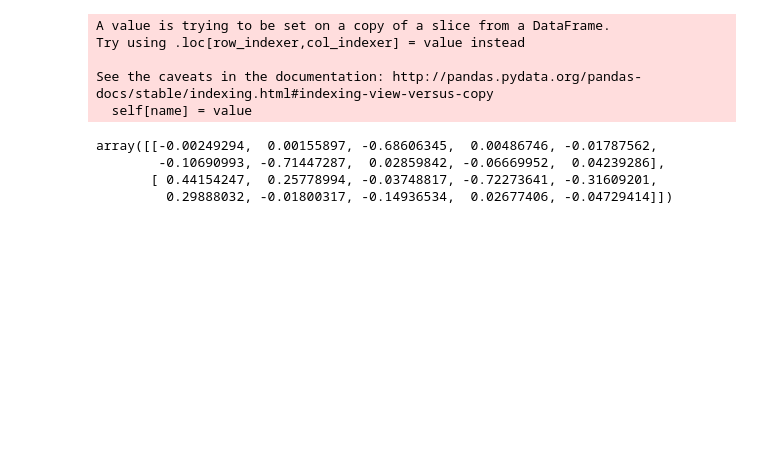
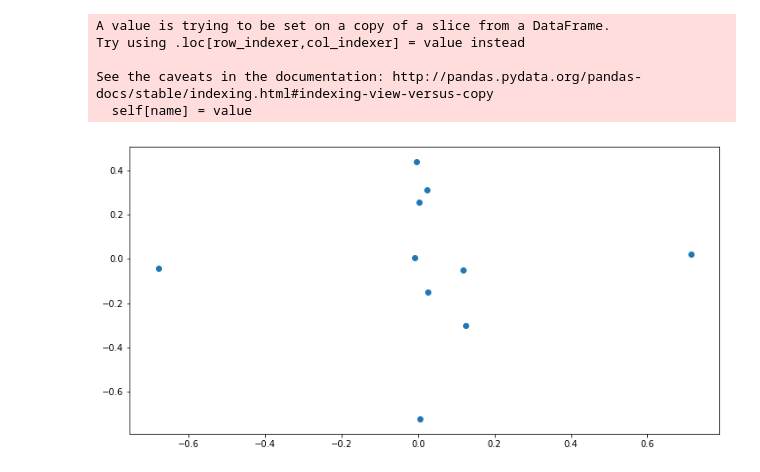
Before and after one commit to michaelsilverstein/CS542---SICK-1, a Jupyter notebook: full dataset analysis.ipynb, the cells around one changed output. Saved outputs shown, nothing was run; the diff lists cells and outputs as text; code cells hidden in the pictures; blank space fills up the shorter version.

```diff
--- a/full dataset analysis.ipynb
+++ b/full dataset analysis.ipynb
@@ -40,31 +41,28 @@ plt.show()
 # %%
 # PCA
 weekday_dict = {day:n for day,n in zip(['Monday','Tuesday','Wednesday','Thursday','Friday','Saturday','Sunday'],range(7))}
 data_df = df[['time','height','width','length','volume','weight','angle','gap','velocity','weekday','LFT']]
 data_df.weekday = data_df.weekday.apply(lambda x: weekday_dict[x])
 data = np.array(data_df.dropna())
+x = data[:,:-1]
+labels = data[:,-1]
+#Normalize
+x_norm = (x-x.mean(axis=0))/x.std(axis=0)
+#Calculate covariance
+cov = np.cov(x_norm,rowvar=False)
+#Calculate eigenvectors
+[lam,v] = np.linalg.eig(cov)
+#Take first two principal components
+pcs = np.array(pd.DataFrame(np.hstack([lam.reshape(-1,1),v])).sort_values(by=0,ascending=False).iloc[:2,1:])
+plt.scatter(pcs[0],pcs[1])
+plt.show()
 # %% [output]
 A value is trying to be set on a copy of a slice from a DataFrame.
 Try using .loc[row_indexer,col_indexer] = value instead
 
 See the caveats in the documentation: http://pandas.pydata.org/pandas-docs/stable/indexing.html#indexing-view-versus-copy
   self[name] = value
+[figure, added]
-# %%
-x = data[:,:-1]
-labels = data[:,-1]
-#Normalize
-x_norm = (x-x.mean(axis=0))/x.std(axis=0)
-#Calculate covariance
-cov = np.cov(x_norm,rowvar=False)
-#Calculate eigenvectors
-[lam,v] = np.linalg.eig(cov)
-#Take first two principal components
-pcs = np.array(pd.DataFrame(np.hstack([lam.reshape(-1,1),v])).sort_values(by=0,ascending=False).iloc[:2,1:])
-# %% [output]
-array([[-0.00249294,  0.00155897, -0.68606345,  0.00486746, -0.01787562,
-        -0.10690993, -0.71447287,  0.02859842, -0.06669952,  0.04239286],
-       [ 0.44154247,  0.25778994, -0.03748817, -0.72273641, -0.31609201,
-         0.29888032, -0.01800317, -0.14936534,  0.02677406, -0.04729414]])
 # %%
 """Analysis"""
 # train_idx = np.floor(np.arange(0,len(train_df),len(train_df)/5)).astype(int)
```
Also changed, not shown: parts of 5 cells of this notebook.
